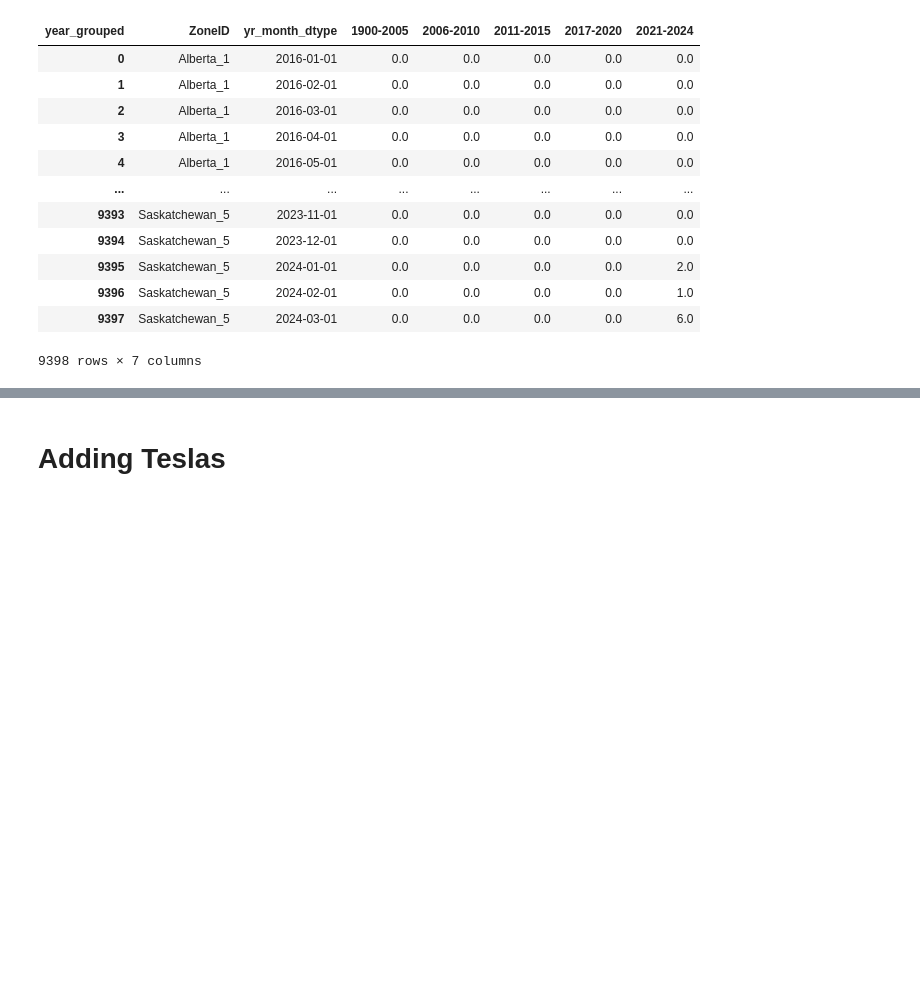
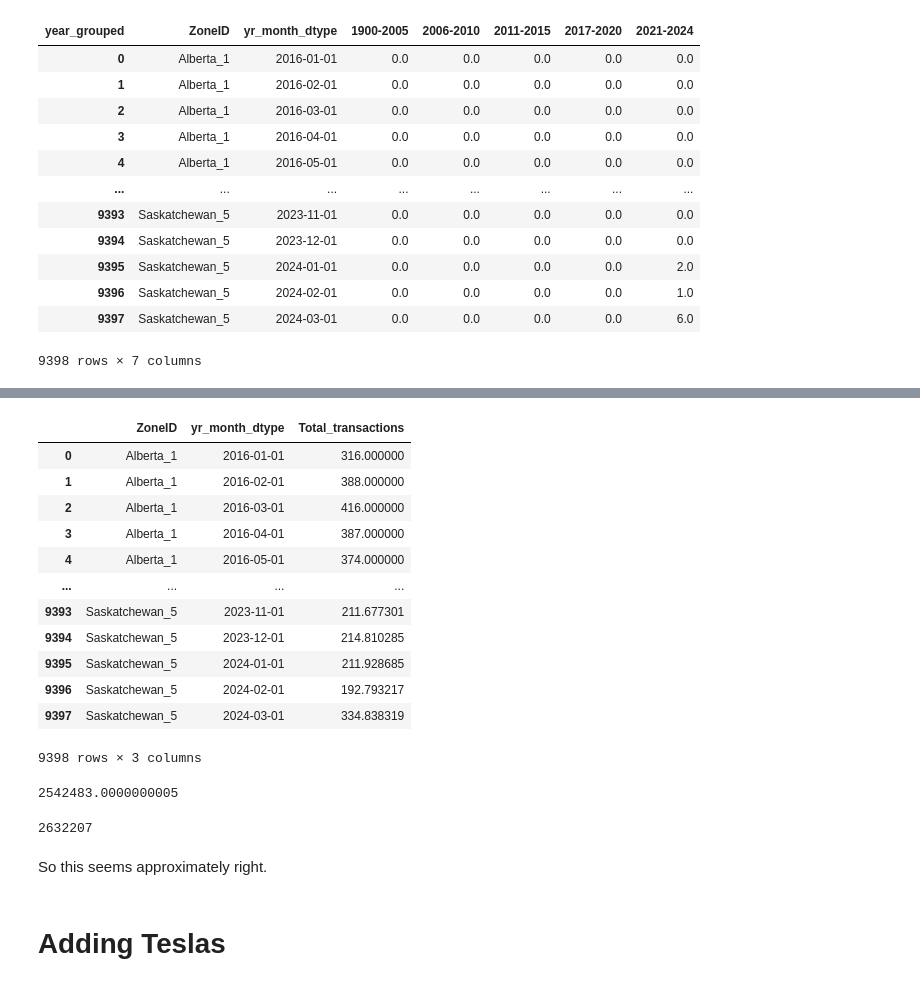
Before and after one commit to AndreMwendwa/AutoTraderCorrect, a Jupyter notebook: Bass_Model_Data_Prep4.ipynb, the cells around one changed output, grey strips where cells are left out. Drawn from its saved outputs; the diff is of its cells as text; code cells hidden in the pictures; blank space fills up the shorter version.

```diff
--- a/Bass_Model_Data_Prep4.ipynb
+++ b/Bass_Model_Data_Prep4.ipynb
@@ -475,3 +510,34 @@ bass_input
+# %%
+df_new_zones = pd.merge(df_new_zones, prop_sum, left_on='CFSAUID', right_on='CFSAUID', how='left', validate='many_to_one')
+
+df_new_zones['Prop_corrected'] = df_new_zones['Prop_corrected'] / df_new_zones['Sum_Prop']
+
+totals = df_new_zones.groupby(['ZoneID', 'yr_month_dtype'])['Prop_corrected'].sum().rename("Total_transactions").reset_index()
+totals
+# %% [output]
+|  | ZoneID | yr_month_dtype | Total_transactions |
+| 0 | Alberta_1 | 2016-01-01 | 316.000000 |
+| 1 | Alberta_1 | 2016-02-01 | 388.000000 |
+| 2 | Alberta_1 | 2016-03-01 | 416.000000 |
+| 3 | Alberta_1 | 2016-04-01 | 387.000000 |
+| 4 | Alberta_1 | 2016-05-01 | 374.000000 |
+| ... | ... | ... | ... |
+| 9393 | Saskatchewan_5 | 2023-11-01 | 211.677301 |
+| 9394 | Saskatchewan_5 | 2023-12-01 | 214.810285 |
+| 9395 | Saskatchewan_5 | 2024-01-01 | 211.928685 |
+| 9396 | Saskatchewan_5 | 2024-02-01 | 192.793217 |
+| 9397 | Saskatchewan_5 | 2024-03-01 | 334.838319 |
+9398 rows × 3 columns
+# %%
+totals['Total_transactions'].sum()
+# %% [output]
+2542483.0000000005
+# %%
+df_new.shape[0]
+# %% [output]
+2632207
+# %% [markdown]
+So this seems approximately right.
 # %% [markdown]
 # Adding Teslas
 # %%
```
Also changed, not shown: parts of 9 cells of this notebook.
